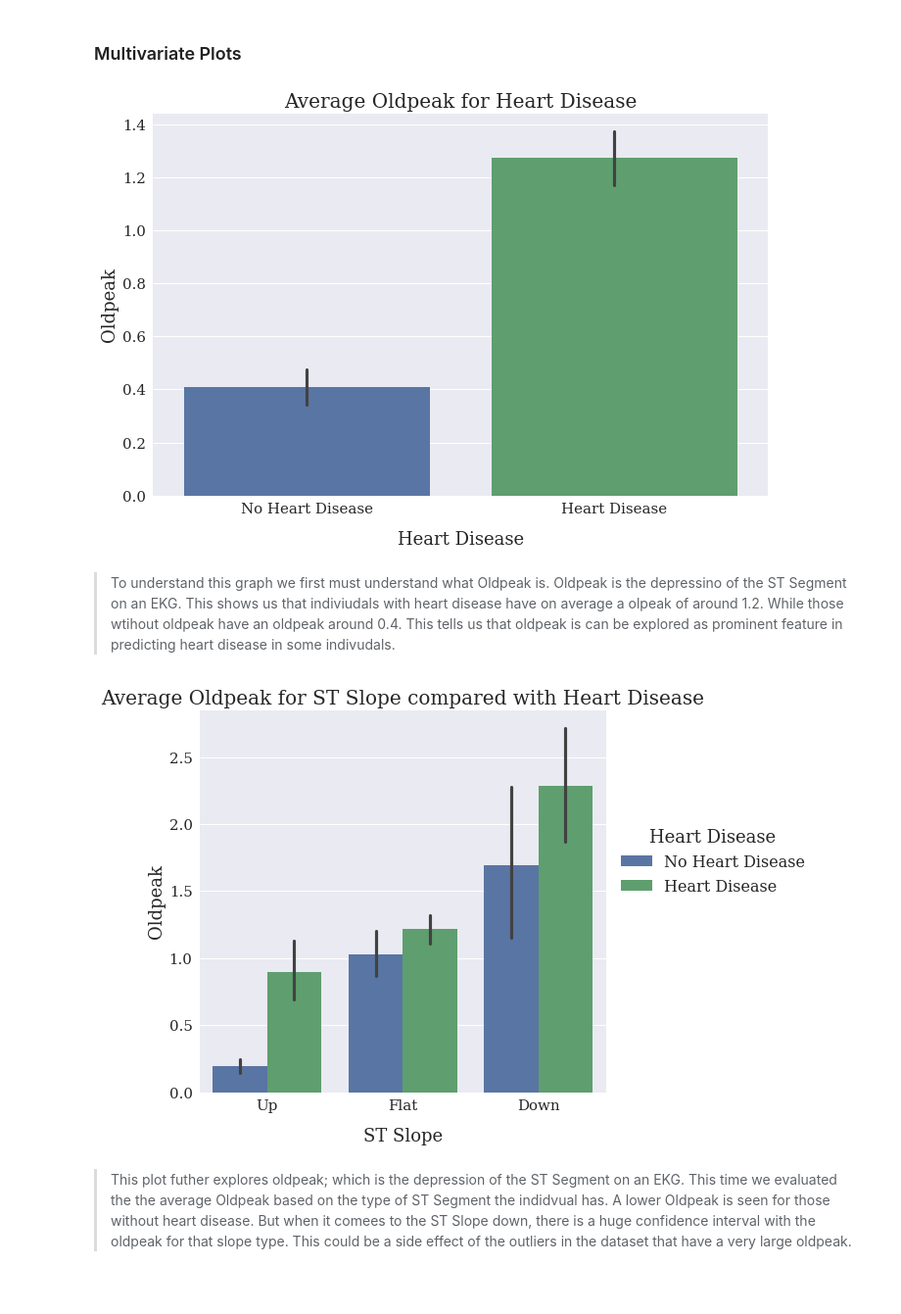
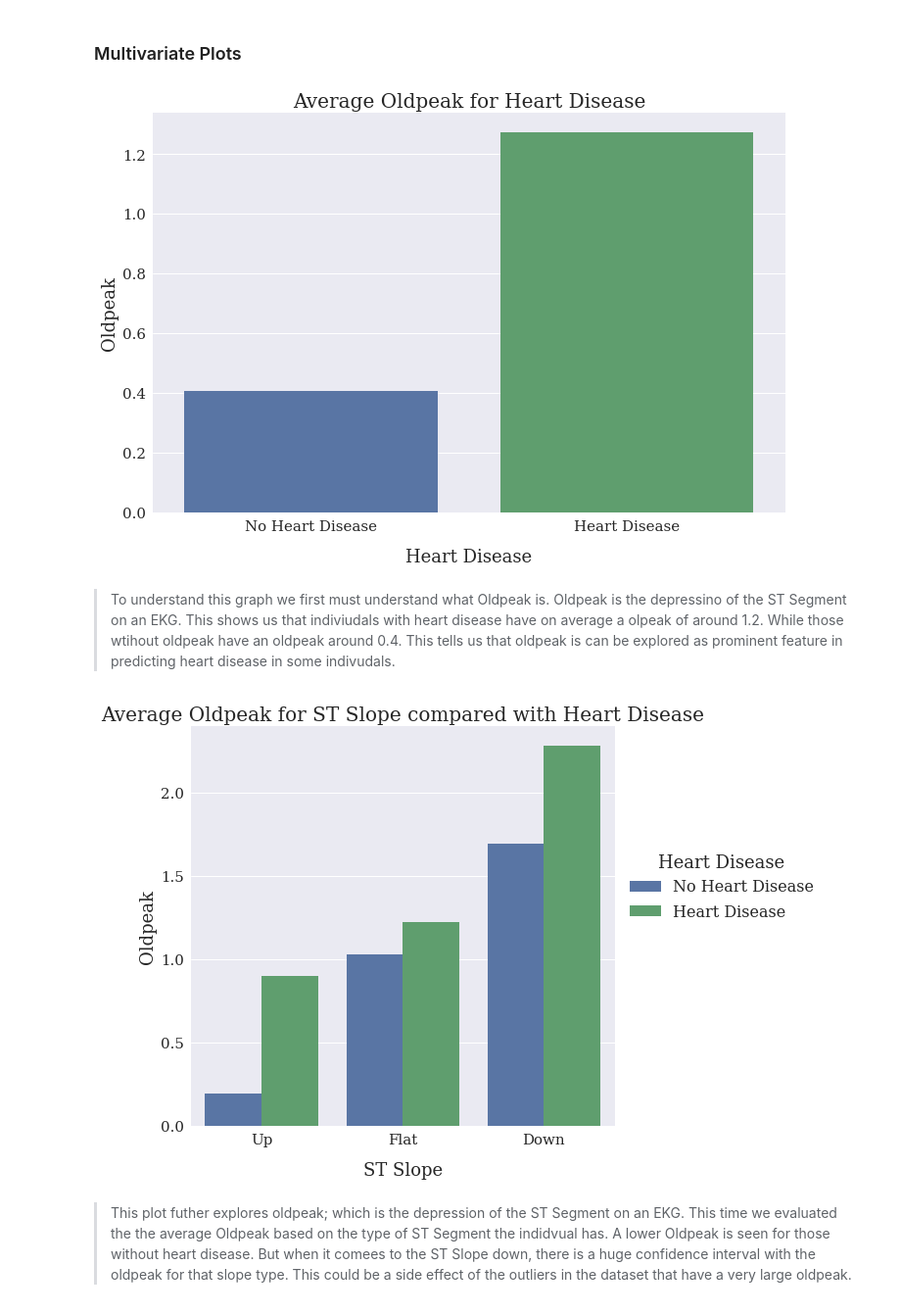
Before and after one commit to rvtovar/Heart_Disease, a Jupyter notebook: Heart_Disease.ipynb, the cells around one changed output. Shown: that part at 98% size. Saved outputs shown, nothing was run; the diff lists cells and outputs as text; code cells hidden in the pictures.

```diff
--- a/Heart_Disease.ipynb
+++ b/Heart_Disease.ipynb
@@ -277,7 +277,7 @@ sns.heatmap(data=corr, annot=True, ax=ax)
 ### Multivariate Plots
 # %%
 fig, ax = plt.subplots(figsize=(10,7))
-sns.barplot(data=heart_df, x='HeartDisease', y='Oldpeak', ax=ax)
+sns.barplot(data=heart_df, x='HeartDisease', y='Oldpeak', ax=ax, ci=None)
 ax.set_xlabel("Heart Disease", fontsize=18,labelpad=15)
 ax.set_xticklabels(['No Heart Disease', "Heart Disease"])
 ax.set_ylabel("Oldpeak", fontsize=18)
@@ -285,21 +285,21 @@ ax.set_title('Average Oldpeak for Heart Disease', fontsize=20)
 ax.tick_params(axis = 'both', which = 'major', labelsize = 15)
 plt.tight_layout()
 # %% [output]
-[figure, old version]
+[figure, new version]
 # %% [markdown]
 > To understand this graph we first must understand what Oldpeak is. Oldpeak is the depressino of the ST Segment on an EKG. This shows us that indiviudals with heart disease have on average a olpeak of around 1.2. While those wtihout oldpeak have an oldpeak around 0.4. This tells us that oldpeak is can be explored as prominent feature in predicting heart disease in some indivudals.
 # %%
 fig, ax = plt.subplots(figsize=(10,7))
-sns.barplot(data=heart_df, x='ST_Slope', y='Oldpeak', hue='HeartDisease', ax=ax)
+sns.barplot(data=heart_df, x='ST_Slope', y='Oldpeak', hue='HeartDisease', ax=ax, ci=None)
 ax.set_xlabel("ST Slope", fontsize=18,labelpad=15)
 ax.set_ylabel("Oldpeak", fontsize=18)
 ax.set_title('Average Oldpeak for ST Slope compared with Heart Disease', fontsize=20)
 ax.tick_params(axis = 'both', which = 'major', labelsize = 15)
 L = ax.legend(loc=(1.02, .5), fontsize=16, title="Heart Disease")
 L.get_texts()[0].set_text('No Heart Disease')
 L.get_texts()[1].set_text('Heart Disease')
 plt.tight_layout()
 # %% [output]
-[figure, old version]
+[figure, new version]
 # %% [markdown]
 > This plot futher explores oldpeak; which is the depression of the ST Segment on an EKG. This time we evaluated the the average Oldpeak based on the type of ST Segment the indidvual has. A lower Oldpeak is seen for those without heart disease. But when it comees to the ST Slope down, there is a huge confidence interval with the oldpeak for that slope type. This could be a side effect of the outliers in the dataset that have a very large oldpeak.
```
Also changed, not shown: parts of 2 cells of this notebook.
